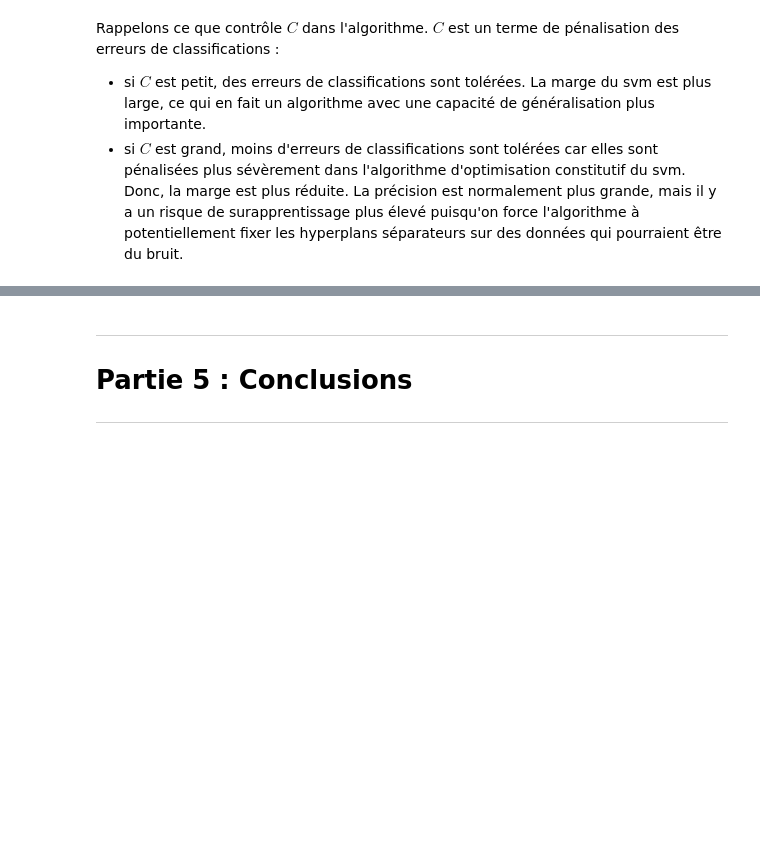
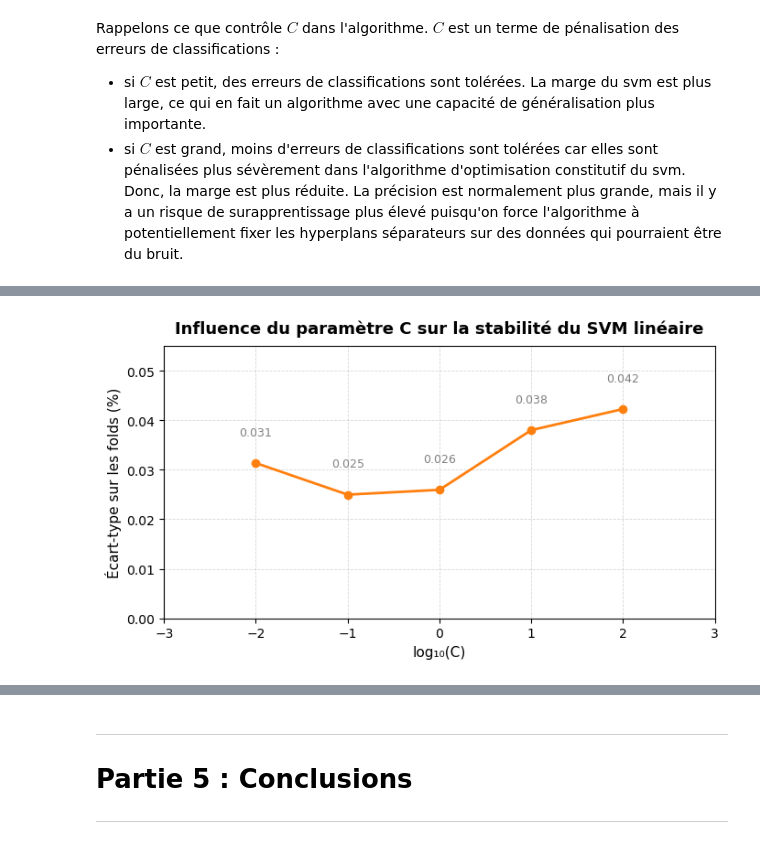
Before and after one commit to adrienmanciet-sys/darkurl-detection, a Jupyter notebook: url_machine_learning.ipynb, the cells around one changed output, grey strips where cells are left out. Cells and saved outputs as stored; diff of their text form; code cells hidden in the pictures; blank space fills up the shorter version.

```diff
--- a/url_machine_learning.ipynb
+++ b/url_machine_learning.ipynb
@@ -914,0 +756,31 @@ Néanmoins, nous avons un warning de convergence, je sais pas trop si c'est une
+# %%
+# Calcul de l'écart-type de la précision selon C
+std = []
+for c in C:
+    svm = LinearSVC(random_state=42, C=c, max_iter=5000)
+    cv = StratifiedKFold(n_splits=3, shuffle=True, random_state=42)
+    scores = cross_val_score(svm, X_train_full, y_train_full, cv=cv, scoring='accuracy', n_jobs=-1)
+    std.append(np.std(scores) * 100)  # passage en %
+# %%
+
+# Tracé du graphe
+plt.figure(figsize=(7, 4))
+plt.plot(np.log10(C), std, marker='o', linestyle='-', color='tab:orange', linewidth=2, markersize=6)
+
+# Mise en forme esthétique
+plt.title("Influence du paramètre C sur la stabilité du SVM linéaire", fontsize=13, fontweight='bold', pad=10)
+plt.xlabel("log₁₀(C)", fontsize=11)
+plt.ylabel("Écart-type sur les folds (%)", fontsize=11)
+plt.grid(True, which='both', linestyle='--', linewidth=0.6, alpha=0.5)
+plt.xlim(-2, 2)
+plt.ylim(0, max(std) * 1.3)  # adapte automatiquement à ta plage
+plt.xticks(np.arange(-3, 4, 1))
+
+# Valeurs au-dessus des points
+for x, y in zip(np.log10(C), std):
+    plt.text(x, y + 0.005, f"{y:.3f}", ha='center', va='bottom', fontsize=9, color='gray')
+
+plt.tight_layout()
+plt.show()
+# %% [output]
+[figure, added]
```
Also changed, not shown: parts of 54 cells of this notebook.
